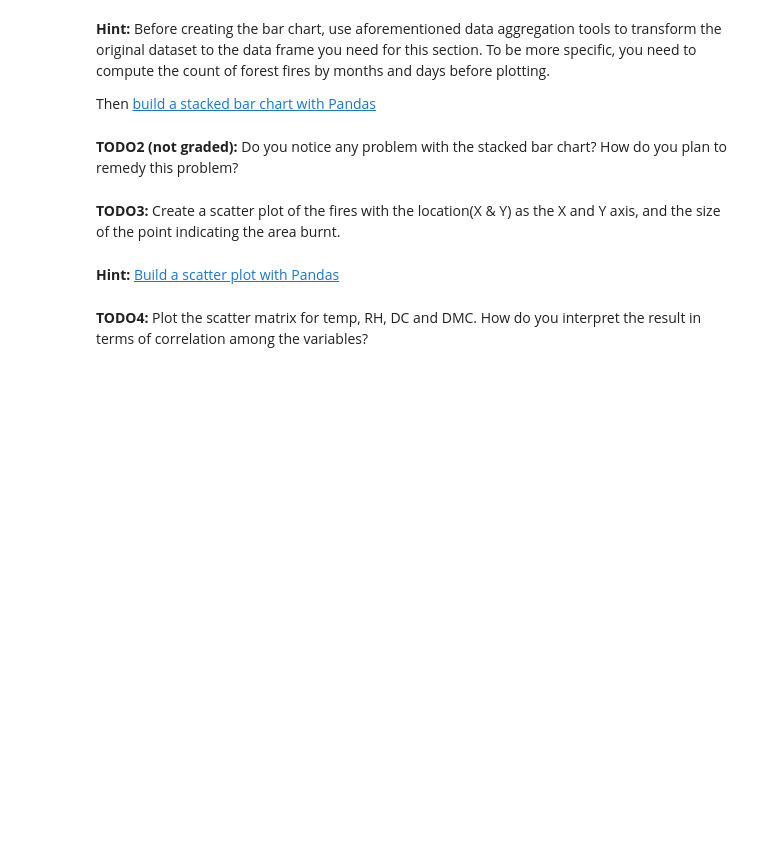
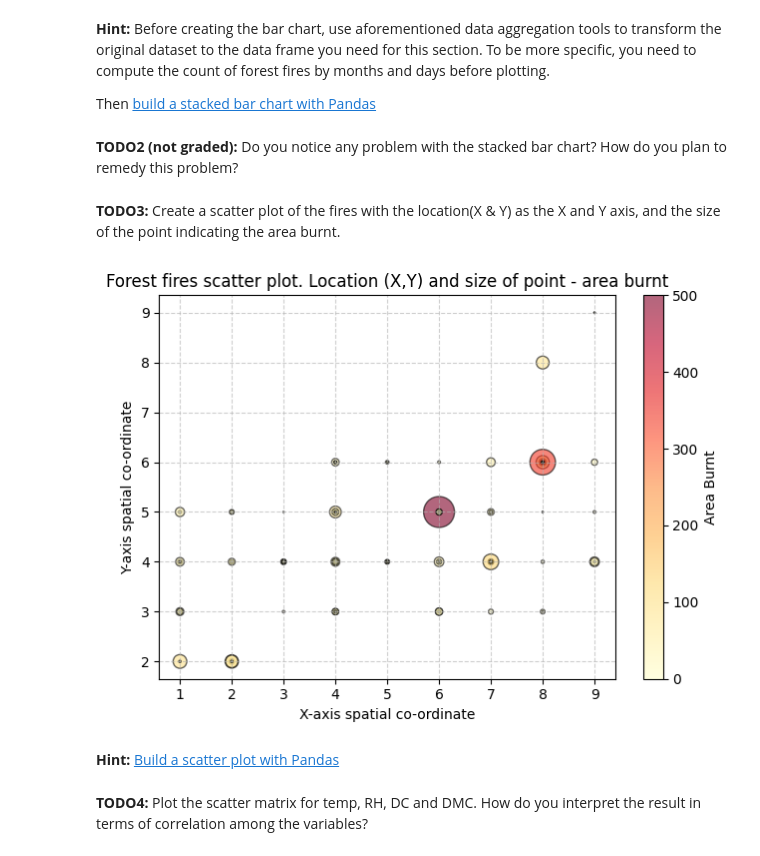
Before and after one commit to dennismathewjose/Data-Mining-IE7275, a Jupyter notebook: Homework_1.ipynb, the cells around one changed output. Drawn from its saved outputs; the diff is of its cells as text; code cells hidden in the pictures; blank space fills up the shorter version.

```diff
--- a/Homework_1.ipynb
+++ b/Homework_1.ipynb
@@ -305,6 +329,35 @@ Then [build a stacked bar chart with Pandas](https://pandas.pydata.org/pandas-do
 **TODO2 (not graded):** Do you notice any problem with the stacked bar chart? How do you plan to remedy this problem?
 # %% [markdown]
 **TODO3:** Create a scatter plot of the fires with the location(X & Y) as the X and Y axis, and the size of the point indicating the area burnt.
+# %%
+#function definition to make the scatter plot
+def plot_location_of_fire(data):
+
+  #Transform the data to define the area burnt
+  data['area_normalized'] = data['area']/data['area'].max() * 500
+
+  #plot the scatter plot based on location (X&Y) and size of point by normalized area
+  plt.scatter(
+      data['X'],
+      data['Y'],
+      s = data['area_normalized'],
+      alpha = 0.6, #alpha denotes the definition of colors of each point -> if there is overlapping then it will be in different transparency
+      c = df['area_normalized'],
+      cmap = 'YlOrRd',
+      edgecolors='black'
+  )
+
+  #modify the plot
+  plt.xlabel("X-axis spatial co-ordinate",fontsize = 10)
+  plt.ylabel("Y-axis spatial co-ordinate", fontsize = 10)
+  plt.title("Forest fires scatter plot. Location (X,Y) and size of point - area burnt", fontsize = 12),
+  plt.grid(True, linestyle = "--", alpha = 0.6)
+  plt.colorbar(label = 'Area Burnt') #higher the intensity => larger the area
+  plt.tight_layout()
+
+plot_location_of_fire(df)
+# %% [output]
+[figure, added]
 # %% [markdown]
 **Hint:** [Build a scatter plot with Pandas](https://pandas.pydata.org/pandas-docs/stable/reference/api/pandas.DataFrame.plot.scatter.html)
 # %% [markdown]
```
Also changed, not shown: parts of 2 cells of this notebook.
